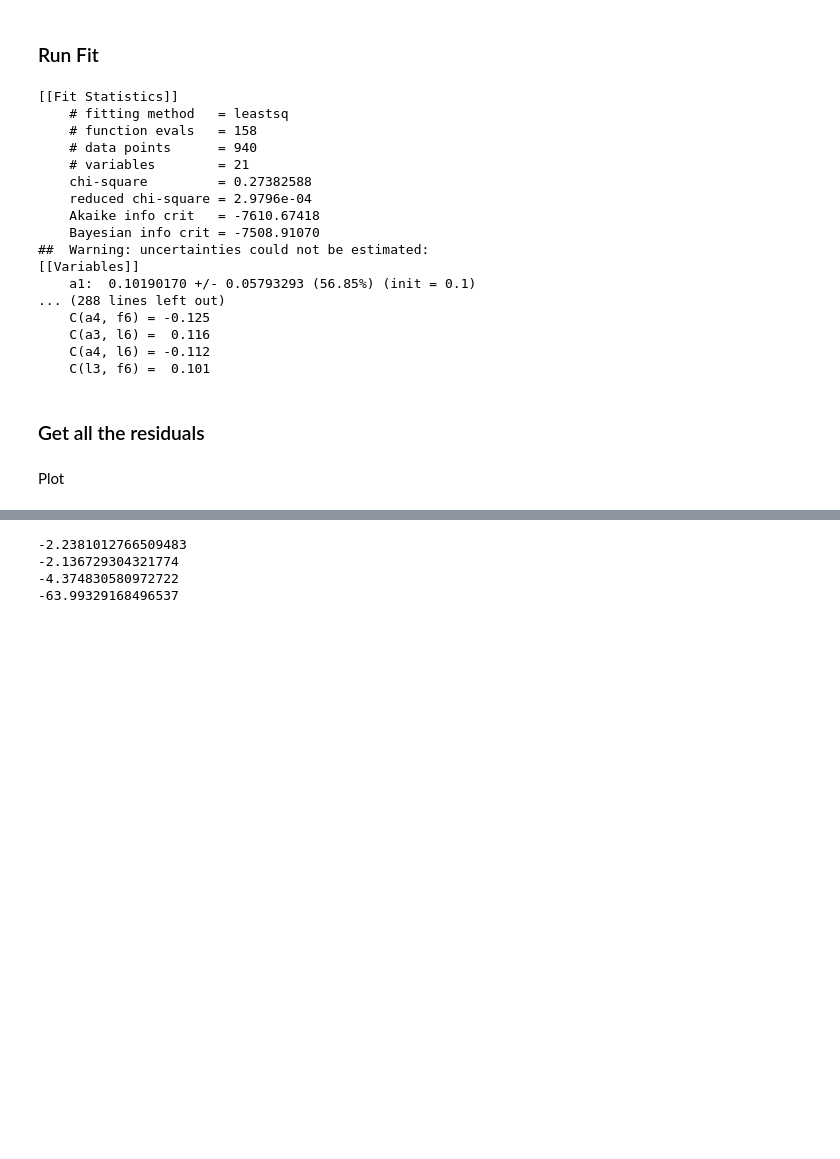
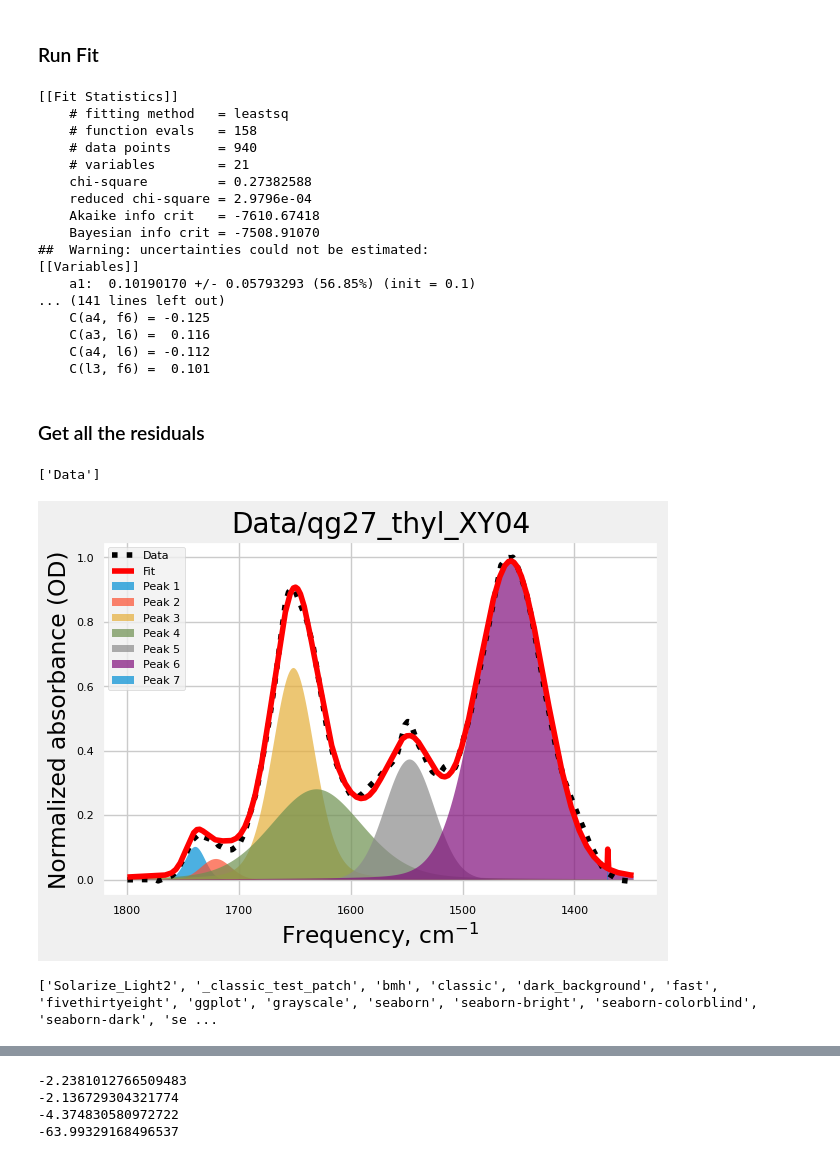
Before and after one commit to avrabyt/FTIR-fit, a Jupyter notebook: main_3.ipynb, the cells around one changed output, grey strips where cells are left out. Saved outputs shown, nothing was run; the diff lists cells and outputs as text; code cells hidden in the pictures; blank space fills up the shorter version.

```diff
--- a/main_3.ipynb
+++ b/main_3.ipynb
@@ -284,13 +182,9 @@ result = lmfit.minimize(residual, params, method = algo, args=(x_fit, y_fit_norm
 # %% [markdown]
 ### Run Fit
 # %%
-# result2 = lmfit.minimize(residual, params, method = algo, args=(x_fit, y_fit_norm_intensity[:,0]))
+from Modules.custom_funx import residual
+result = lmfit.minimize(residual, params, method = algo, args=(x_fit, y_fit_norm_intensity[:,0]))
 print(lmfit.fit_report(result))
-model = lmfit.fit_report(result.params)
-print(model)
-# to_print = lmfit.fit_report(result)
-# to_print
-# model.plot()
 # %% [output]
 [[Fit Statistics]]
     # fitting method   = leastsq
@@ -304,7 +198,7 @@ print(model)
 ##  Warning: uncertainties could not be estimated:
 [[Variables]]
     a1:  0.10190170 +/- 0.05793293 (56.85%) (init = 0.1)
-... (288 lines left out)
+... (141 lines left out)
     C(a4, f6) = -0.125
     C(a3, l6) =  0.116
     C(a4, l6) = -0.112
@@ -313,6 +207,44 @@ print(model)
 ### Get all the residuals
 # %%
 yout, peak1,peak2,peak3,peak4,peak5,peak6, peak7 = residual(result.params,x_fit)
+res_stack = np.column_stack((yout,peak1,peak2,peak3,peak4,peak5,peak6,peak7))
-# %% [markdown]
-Plot
+# %%
+# Create dataframe
+res_df = pd.DataFrame(res_stack)
+col_names = ['Fit']
+nCol = res_df.shape
+for k in range(0,nCol[1]):
+    if k > 0:
+        col_names.append('Peak '+ str(k))
+res_df.columns = col_names
+data_df = pd.DataFrame(y_fit_norm_intensity, columns = ['Data'])
+res_df = pd.concat([data_df, res_df], axis=1)
+
+# Create Plot
+sh = res_df.shape
+cols = res_df.columns
+plt.figure(dpi=100)
+plt.style.use('fast')
+for x in range(0,sh[1]):
+    if cols[x]== 'Data':
+        print([cols[x]])
+        plt.plot(x_fit,res_df[cols[x]],'k:', markerfacecolor="None",label = cols[x])
+    elif cols[x]== 'Fit':
+        plt.plot(x_fit,res_df[cols[x]],'r', markerfacecolor="None",label = cols[x])
+    else:
+        plt.fill_between(x_fit,res_df[cols[x]],alpha=0.7,label =cols[x])
+
+plt.legend(loc="upper left")
+plt.gca().invert_xaxis()
+ax = plt.gca()
+ax.set_facecolor('w')
+plt.title(filename)
+plt.xlabel("Frequency, cm$^{-1}$")
+plt.ylabel("Normalized absorbance (OD)")
+plt.show()
+print(plt.style.available)
+# %% [output]
+['Data']
+[figure, added]
+['Solarize_Light2', '_classic_test_patch', 'bmh', 'classic', 'dark_background', 'fast', 'fivethirtyeight', 'ggplot', 'grayscale', 'seaborn', 'seaborn-bright', 'seaborn-colorblind', 'seaborn-dark', 'se ...
 # %%
```
Also changed, not shown: parts of 16 cells of this notebook, 2 other files.
